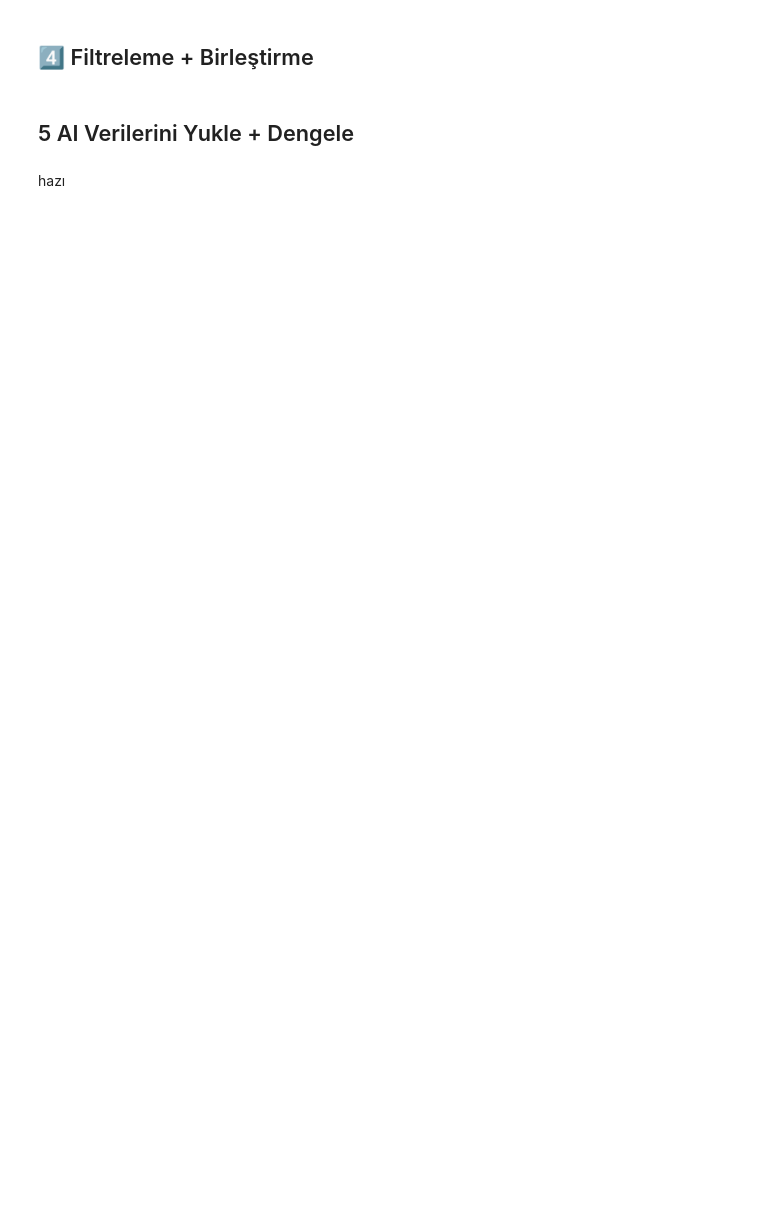
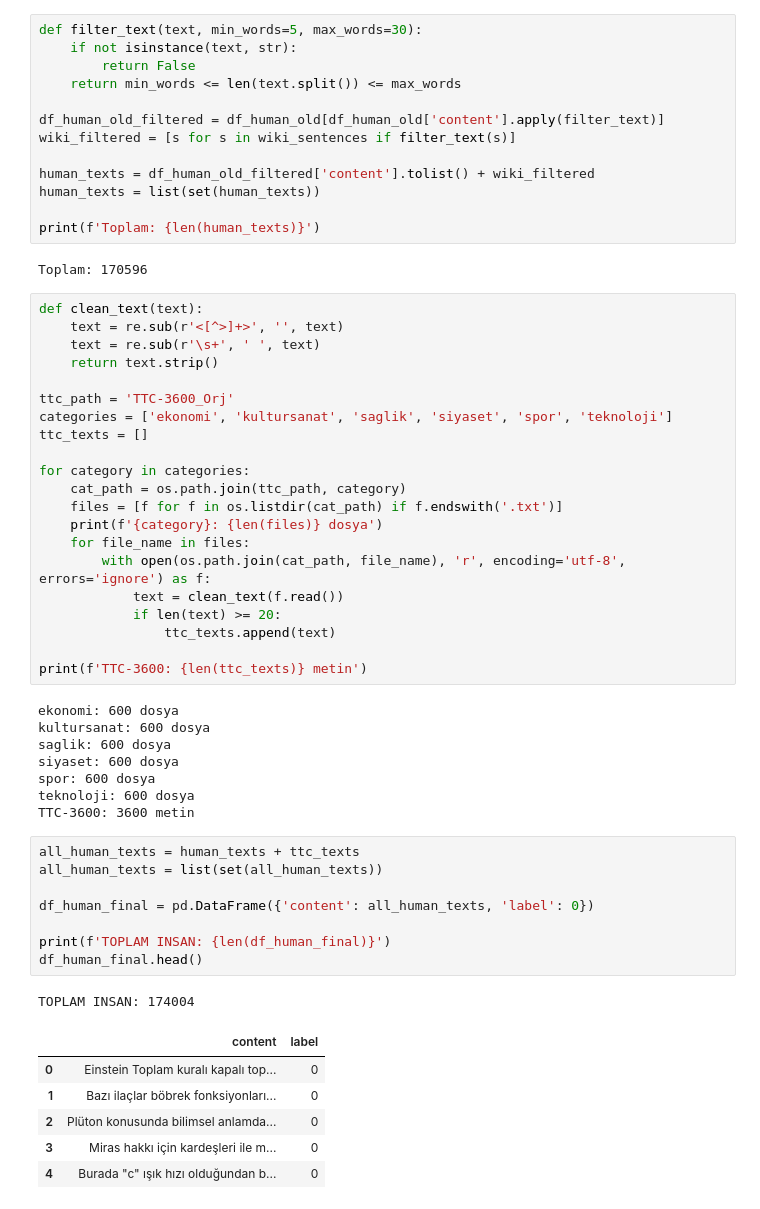
Before and after one commit to yusufserdarr/zeroGPT, a Jupyter notebook: veriset_hazirlama.ipynb, the cells around one changed output. Cells and saved outputs as stored; diff of their text form; blank space fills up the shorter version.

```diff
--- a/veriset_hazirlama.ipynb
+++ b/veriset_hazirlama.ipynb
@@ -31,6 +32,60 @@ for i in range(5):
-# %% [markdown]
-## 4️⃣ Filtreleme + Birleştirme
-# %% [markdown]
-## 5 AI Verilerini Yukle + Dengele
-# %% [markdown]
-hazı
+# %%
+def filter_text(text, min_words=5, max_words=30):
+    if not isinstance(text, str):
+        return False
+    return min_words <= len(text.split()) <= max_words
+
+df_human_old_filtered = df_human_old[df_human_old['content'].apply(filter_text)]
+wiki_filtered = [s for s in wiki_sentences if filter_text(s)]
+
+human_texts = df_human_old_filtered['content'].tolist() + wiki_filtered
+human_texts = list(set(human_texts))
+
+print(f'Toplam: {len(human_texts)}')
+# %% [output]
+Toplam: 170596
+# %%
+def clean_text(text):
+    text = re.sub(r'<[^>]+>', '', text)
+    text = re.sub(r'\s+', ' ', text)
+    return text.strip()
+
+ttc_path = 'TTC-3600_Orj'
+categories = ['ekonomi', 'kultursanat', 'saglik', 'siyaset', 'spor', 'teknoloji']
+ttc_texts = []
+
+for category in categories:
+    cat_path = os.path.join(ttc_path, category)
+    files = [f for f in os.listdir(cat_path) if f.endswith('.txt')]
+    print(f'{category}: {len(files)} dosya')
+    for file_name in files:
+        with open(os.path.join(cat_path, file_name), 'r', encoding='utf-8', errors='ignore') as f:
+            text = clean_text(f.read())
+            if len(text) >= 20:
+                ttc_texts.append(text)
+
+print(f'TTC-3600: {len(ttc_texts)} metin')
+# %% [output]
+ekonomi: 600 dosya
+kultursanat: 600 dosya
+saglik: 600 dosya
+siyaset: 600 dosya
+spor: 600 dosya
+teknoloji: 600 dosya
+TTC-3600: 3600 metin
+# %%
+all_human_texts = human_texts + ttc_texts
+all_human_texts = list(set(all_human_texts))
+
+df_human_final = pd.DataFrame({'content': all_human_texts, 'label': 0})
+
+print(f'TOPLAM INSAN: {len(df_human_final)}')
+df_human_final.head()
+# %% [output]
+TOPLAM INSAN: 174004
+|  | content | label |
+| 0 | Einstein Toplam kuralı kapalı top... | 0 |
+| 1 | Bazı ilaçlar böbrek fonksiyonları... | 0 |
+| 2 | Plüton konusunda bilimsel anlamda... | 0 |
+| 3 | Miras hakkı için kardeşleri ile m... | 0 |
+| 4 | Burada "c" ışık hızı olduğundan b... | 0 |
```
Also changed, not shown: parts of 9 cells of this notebook, 24 other files.
